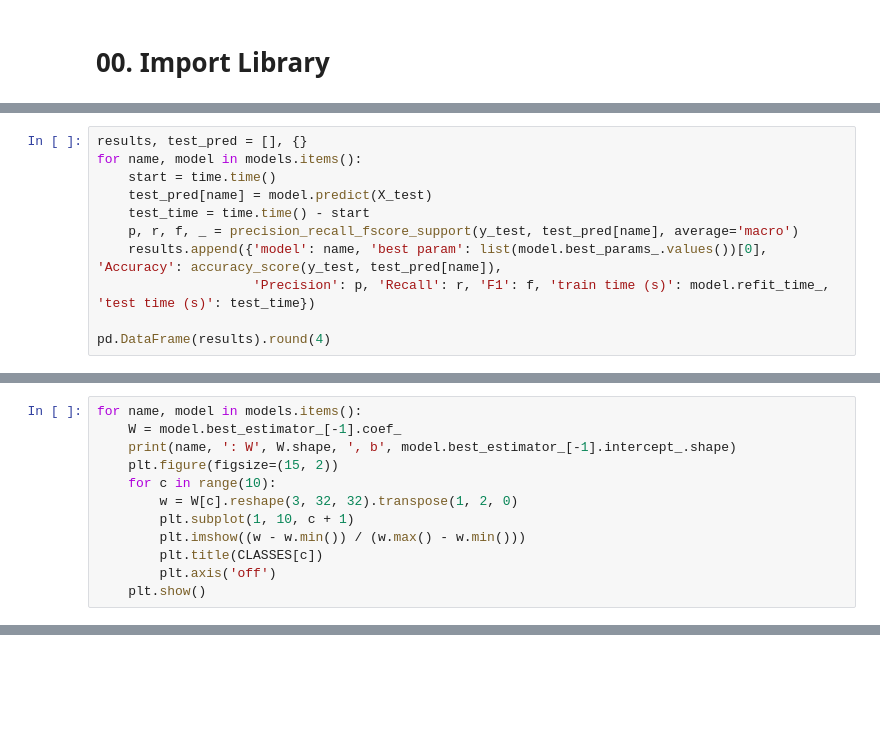
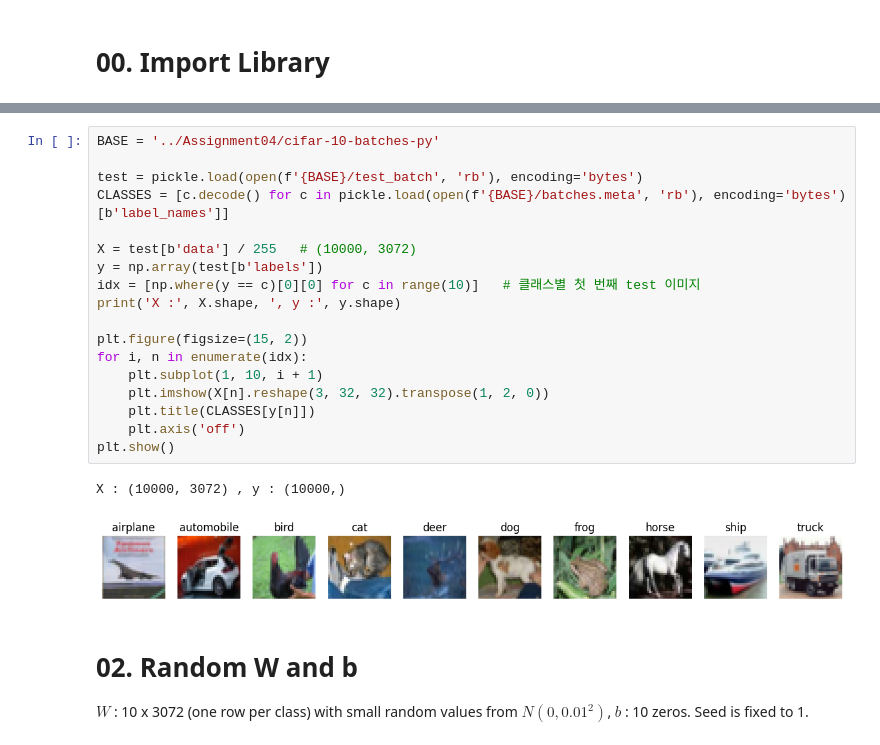
Before and after one commit to ayj9665-wq/2026ComputerVision, a Jupyter notebook: Assignment05/CV_Assignment_05.ipynb, the cells around one changed output, grey strips where cells are left out. Drawn from its saved outputs; the diff is of its cells as text; blank space fills up the shorter version.

Commit message:
Assignment 05: linear classifier with random weights (scores, SVM loss, softmax, weight images)

```diff
--- a/Assignment05/CV_Assignment_05.ipynb
+++ b/Assignment05/CV_Assignment_05.ipynb
@@ -151,11 +2,0 @@ Best setting of each model (already retrained on all 50,000 train images) on the
-# %%
-results, test_pred = [], {}
-for name, model in models.items():
-    start = time.time()
-    test_pred[name] = model.predict(X_test)
-    test_time = time.time() - start
-    p, r, f, _ = precision_recall_fscore_support(y_test, test_pred[name], average='macro')
-    results.append({'model': name, 'best param': list(model.best_params_.values())[0], 'Accuracy': accuracy_score(y_test, test_pred[name]),
-                    'Precision': p, 'Recall': r, 'F1': f, 'train time (s)': model.refit_time_, 'test time (s)': test_time})
-
-pd.DataFrame(results).round(4)
@@ -212,12 +2,0 @@ Each row of $W$ reshaped back to 32 x 32 x 3 (visual viewpoint, Week 7-2), min-m
-# %%
-for name, model in models.items():
-    W = model.best_estimator_[-1].coef_
-    print(name, ': W', W.shape, ', b', model.best_estimator_[-1].intercept_.shape)
-    plt.figure(figsize=(15, 2))
-    for c in range(10):
-        w = W[c].reshape(3, 32, 32).transpose(1, 2, 0)
-        plt.subplot(1, 10, c + 1)
-        plt.imshow((w - w.min()) / (w.max() - w.min()))
-        plt.title(CLASSES[c])
-        plt.axis('off')
-    plt.show()
@@ -243,0 +14,25 @@ Softmax : W (10, 3072) , b (10,)
+# %%
+BASE = '../Assignment04/cifar-10-batches-py'
+
+test = pickle.load(open(f'{BASE}/test_batch', 'rb'), encoding='bytes')
+CLASSES = [c.decode() for c in pickle.load(open(f'{BASE}/batches.meta', 'rb'), encoding='bytes')[b'label_names']]
+
+X = test[b'data'] / 255   # (10000, 3072)
+y = np.array(test[b'labels'])
+idx = [np.where(y == c)[0][0] for c in range(10)]   # 클래스별 첫 번째 test 이미지
+print('X :', X.shape, ', y :', y.shape)
+
+plt.figure(figsize=(15, 2))
+for i, n in enumerate(idx):
+    plt.subplot(1, 10, i + 1)
+    plt.imshow(X[n].reshape(3, 32, 32).transpose(1, 2, 0))
+    plt.title(CLASSES[y[n]])
+    plt.axis('off')
+plt.show()
+# %% [output]
+X : (10000, 3072) , y : (10000,)
+[figure, added]
+# %% [markdown]
+# 02. Random W and b
+
+$W$ : 10 x 3072 (one row per class) with small random values from $N(0, 0.01^2)$, $b$ : 10 zeros. Seed is fixed to 1.
```
Also changed, not shown: parts of 45 cells of this notebook, 3 other files.
